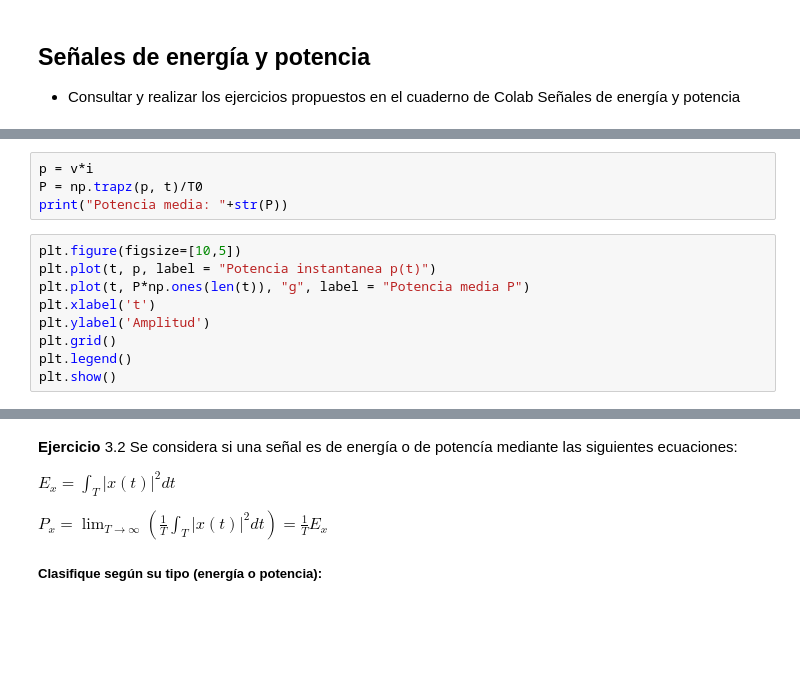
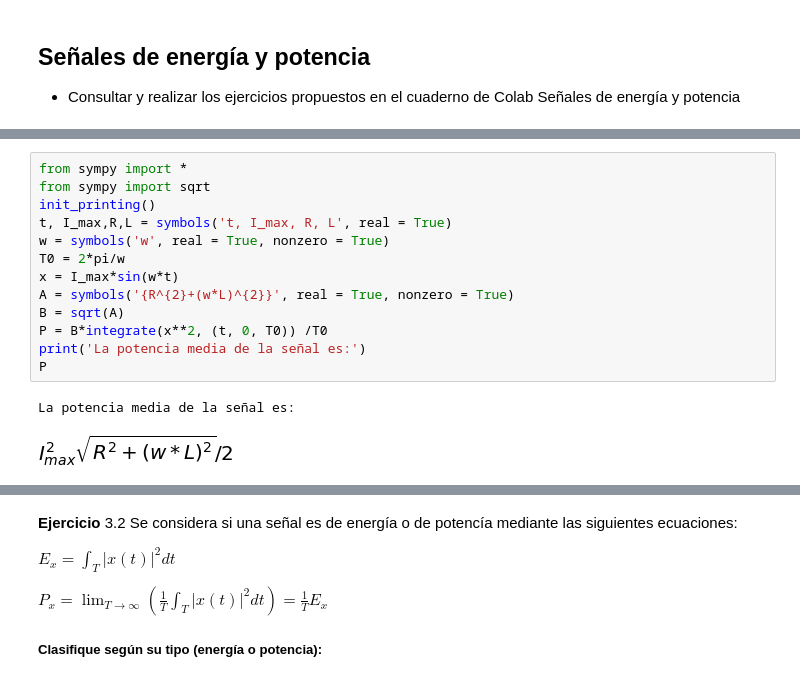
Before and after one commit to jucarmonao/SyS, a Jupyter notebook: Solucion_taller_1.ipynb, the cells around one changed output, grey strips where cells are left out. Drawn from its saved outputs; the diff is of its cells as text; blank space fills up the shorter version.

```diff
--- a/Solucion_taller_1.ipynb
+++ b/Solucion_taller_1.ipynb
@@ -662,13 +667,16 @@ plt.show()
-# %%
-p = v*i
-P = np.trapz(p, t)/T0
-print("Potencia media: "+str(P))
-# %%
-plt.figure(figsize=[10,5])
-plt.plot(t, p, label = "Potencia instantanea p(t)")
-plt.plot(t, P*np.ones(len(t)), "g", label = "Potencia media P")
-plt.xlabel('t')
-plt.ylabel('Amplitud')
-plt.grid()
-plt.legend()
-plt.show()
+# %%
+from sympy import *
+from sympy import sqrt
+init_printing()
+t, I_max,R,L = symbols('t, I_max, R, L', real = True)
+w = symbols('w', real = True, nonzero = True)
+T0 = 2*pi/w
+x = I_max*sin(w*t)
+A = symbols('{R^{2}+(w*L)^{2}}', real = True, nonzero = True)
+B = sqrt(A)
+P = B*integrate(x**2, (t, 0, T0)) /T0
+print('La potencia media de la señal es:')
+P
+# %% [output]
+La potencia media de la señal es:
+[figure, added]
```
Also changed, not shown: parts of 55 cells of this notebook.
